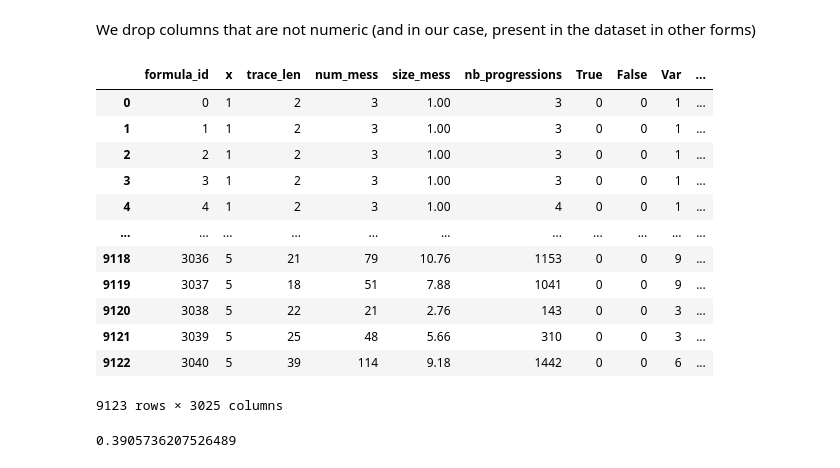
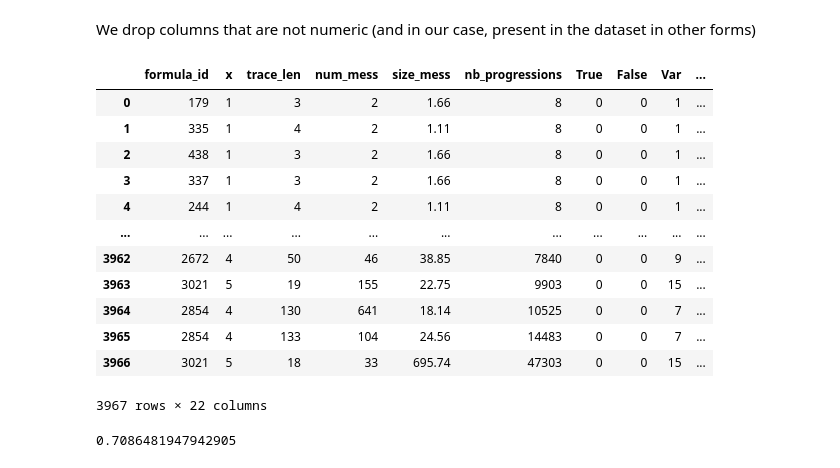
Before and after one commit to ennioVisco/predicting-decentmon, a Jupyter notebook: learning.ipynb, the cells around one changed output. Cells and saved outputs as stored; diff of their text form; code cells hidden in the pictures.

```diff
--- a/learning.ipynb
+++ b/learning.ipynb
@@ -16,22 +17,22 @@ We drop columns that are not numeric (and in our case, present in the dataset in
 # %%
 cols_to_drop = ['formula', 'trace', 'strategy']
 # %%
-final_df = expanded_df.drop(cols_to_drop, axis=1)
+final_df = expanded_df2.drop(cols_to_drop, axis=1)
 final_df
 # %% [output]
 |  | formula_id | x | trace_len | num_mess | size_mess | nb_progressions | True | False | Var | ... |
-| 0 | 0 | 1 | 2 | 3 | 1.00 | 3 | 0 | 0 | 1 | ... |
-| 1 | 1 | 1 | 2 | 3 | 1.00 | 3 | 0 | 0 | 1 | ... |
-| 2 | 2 | 1 | 2 | 3 | 1.00 | 3 | 0 | 0 | 1 | ... |
-| 3 | 3 | 1 | 2 | 3 | 1.00 | 3 | 0 | 0 | 1 | ... |
-| 4 | 4 | 1 | 2 | 3 | 1.00 | 4 | 0 | 0 | 1 | ... |
+| 0 | 179 | 1 | 3 | 2 | 1.66 | 8 | 0 | 0 | 1 | ... |
+| 1 | 335 | 1 | 4 | 2 | 1.11 | 8 | 0 | 0 | 1 | ... |
+| 2 | 438 | 1 | 3 | 2 | 1.66 | 8 | 0 | 0 | 1 | ... |
+| 3 | 337 | 1 | 3 | 2 | 1.66 | 8 | 0 | 0 | 1 | ... |
+| 4 | 244 | 1 | 4 | 2 | 1.11 | 8 | 0 | 0 | 1 | ... |
 | ... | ... | ... | ... | ... | ... | ... | ... | ... | ... | ... |
-| 9118 | 3036 | 5 | 21 | 79 | 10.76 | 1153 | 0 | 0 | 9 | ... |
-| 9119 | 3037 | 5 | 18 | 51 | 7.88 | 1041 | 0 | 0 | 9 | ... |
-| 9120 | 3038 | 5 | 22 | 21 | 2.76 | 143 | 0 | 0 | 3 | ... |
-| 9121 | 3039 | 5 | 25 | 48 | 5.66 | 310 | 0 | 0 | 3 | ... |
-| 9122 | 3040 | 5 | 39 | 114 | 9.18 | 1442 | 0 | 0 | 6 | ... |
+| 3962 | 2672 | 4 | 50 | 46 | 38.85 | 7840 | 0 | 0 | 9 | ... |
+| 3963 | 3021 | 5 | 19 | 155 | 22.75 | 9903 | 0 | 0 | 15 | ... |
+| 3964 | 2854 | 4 | 130 | 641 | 18.14 | 10525 | 0 | 0 | 7 | ... |
+| 3965 | 2854 | 4 | 133 | 104 | 24.56 | 14483 | 0 | 0 | 7 | ... |
+| 3966 | 3021 | 5 | 18 | 33 | 695.74 | 47303 | 0 | 0 | 15 | ... |
-9123 rows × 3025 columns
+3967 rows × 22 columns
 # %%
 TARGET = 'strategy_id'
 # %%
@@ -49,4 +50,4 @@ kn_classifier.score(X_test, y_test)
 y_pred = kn_classifier.predict(X_test)
 kn_classifier.score(X_test, y_test)
 # %% [output]
-0.3905736207526489
+0.7086481947942905
```
Also changed, not shown: parts of 1 cell of this notebook, 5 other files.
